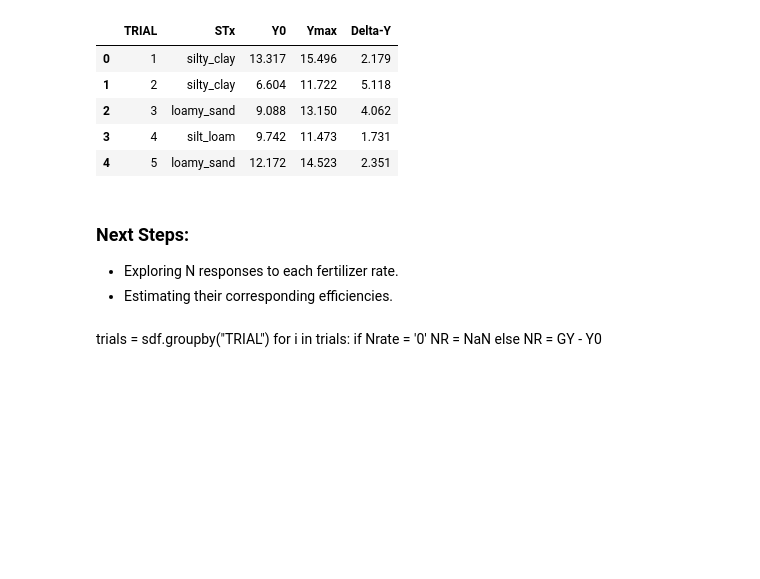
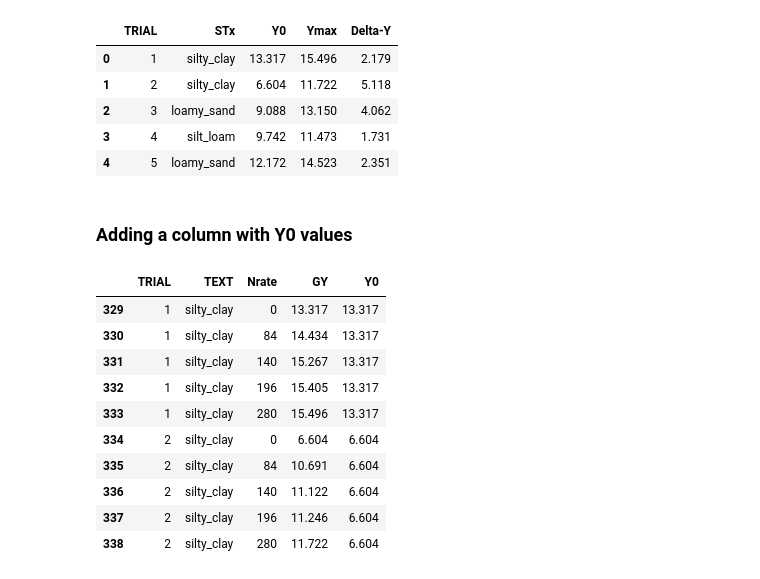
Before and after one commit to adriancorrendo/Python_project, a Jupyter notebook: Project_Correndo_Mar_19.ipynb, the cells around one changed output. Drawn from its saved outputs; the diff is of its cells as text; code cells hidden in the pictures; blank space fills up the shorter version.

```diff
--- a/Project_Correndo_Mar_19.ipynb
+++ b/Project_Correndo_Mar_19.ipynb
@@ -270,14 +274,20 @@ df_Y.head()
 | 2 | 3 | loamy_sand | 9.088 | 13.150 | 4.062 |
 | 3 | 4 | silt_loam | 9.742 | 11.473 | 1.731 |
 | 4 | 5 | loamy_sand | 12.172 | 14.523 | 2.351 |
-# %% [markdown]
-### **Next Steps:**
- - Exploring N responses to each fertilizer rate.
- - Estimating their corresponding efficiencies.
-# %% [markdown]
-trials = sdf.groupby("TRIAL")
-for i in trials:
-    if Nrate = '0'
-        NR = NaN
-        else
-        NR = GY - Y0
+# %% [markdown]
+### Adding a column with Y0 values
+# %%
+sdf_Y0 = sdf.join(sdf.groupby('TRIAL')['GY'].nth(0).rename('Y0'), 'TRIAL')
+sdf_Y0.head(10)
+# %% [output]
+|  | TRIAL | TEXT | Nrate | GY | Y0 |
+| 329 | 1 | silty_clay | 0 | 13.317 | 13.317 |
+| 330 | 1 | silty_clay | 84 | 14.434 | 13.317 |
+| 331 | 1 | silty_clay | 140 | 15.267 | 13.317 |
+| 332 | 1 | silty_clay | 196 | 15.405 | 13.317 |
+| 333 | 1 | silty_clay | 280 | 15.496 | 13.317 |
+| 334 | 2 | silty_clay | 0 | 6.604 | 6.604 |
+| 335 | 2 | silty_clay | 84 | 10.691 | 6.604 |
+| 336 | 2 | silty_clay | 140 | 11.122 | 6.604 |
+| 337 | 2 | silty_clay | 196 | 11.246 | 6.604 |
+| 338 | 2 | silty_clay | 280 | 11.722 | 6.604 |
```
Also changed, not shown: parts of 16 cells of this notebook, 2 other files.
